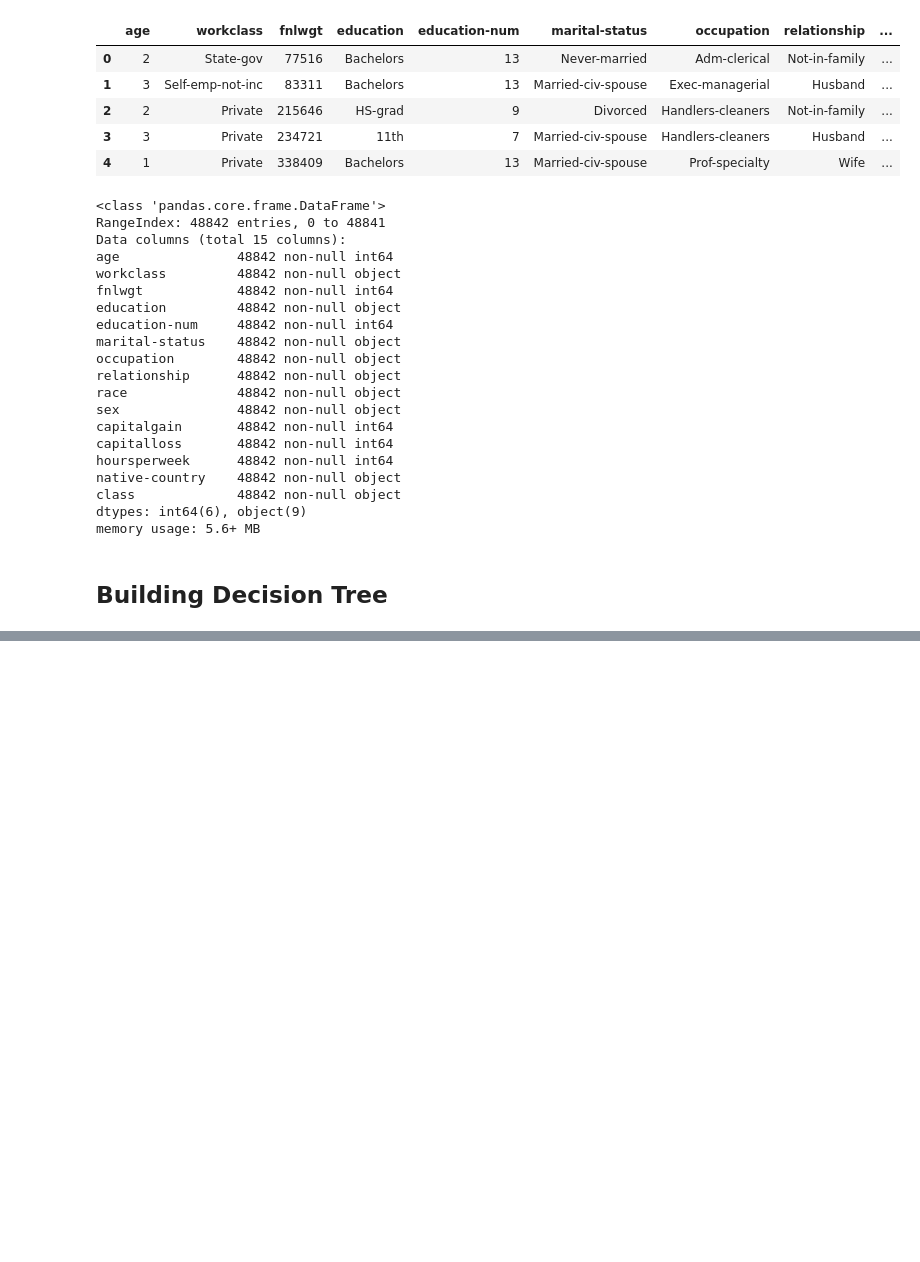
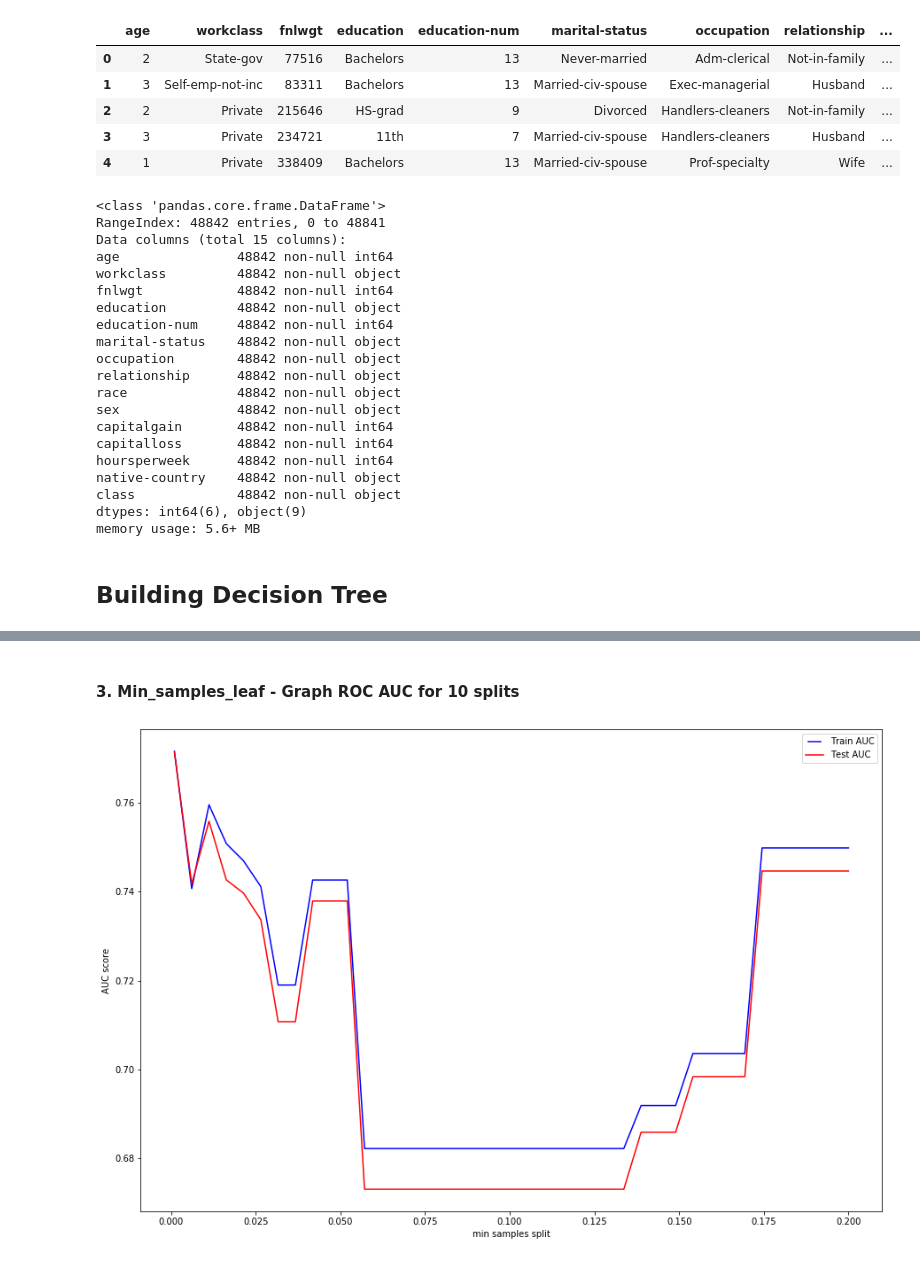
Before and after one commit to chungtseng96/Census-Income-with-Tree-Based-Models, a Jupyter notebook: model/Model Development.ipynb, the cells around one changed output, grey strips where cells are left out. Drawn from its saved outputs; the diff is of its cells as text; code cells hidden in the pictures; blank space fills up the shorter version.

```diff
--- a/model/Model Development.ipynb
+++ b/model/Model Development.ipynb
@@ -134,0 +210,6 @@ dot = Digraph(comment = 'The Round Table')
+# %%
+tree_clf_3 = DecisionTreeClassifier(max_depth = 9, min_samples_split = 0.05)
+tree_clf_3.fit(X_train, y_train)
+tree_clf_3_pred = tree_clf_3.predict(X_test)
+tree3_res = model_eval(y_test, tree_clf_3_pred)
+tree3_res
@@ -134,0 +224,30 @@ dot = Digraph(comment = 'The Round Table')
+# %% [markdown]
+#### 3. Min_samples_leaf - Graph ROC AUC for 10 splits
+# %%
+min_samples_leaf = np.linspace(0.001, 0.2, 40)
+train_res = []
+test_res = []
+for n in min_samples_leaf:
+    dt = DecisionTreeClassifier(max_depth = 9, min_samples_split = 0.05, min_samples_leaf = n)
+    dt.fit(X_train, y_train)
+
+    train_pred = dt.predict(X_train)
+
+    fpr, tpr, t = roc_curve(y_train, train_pred)
+    roc_auc = auc(fpr, tpr)
+    train_res.append(roc_auc)
+
+    y_pred = dt.predict(X_test)
+    fpr, tpr, t = roc_curve(y_test, y_pred)
+    roc_auc = auc(fpr, tpr)
+    test_res.append(roc_auc)
+
+f, ax = plt.subplots(figsize=(15, 10))
+train_line, = plt.plot(min_samples_leaf, train_res, 'b', label='Train AUC')
+test_line, = plt.plot(min_samples_leaf, test_res, 'r', label='Test AUC')
+plt.legend(handler_map={train_line: HandlerLine2D(numpoints=2)})
+plt.ylabel('AUC score')
+plt.xlabel('min samples split')
+plt.show()
+# %% [output]
+[figure, added]
```
Also changed, not shown: parts of 33 cells of this notebook, 4 other files.
